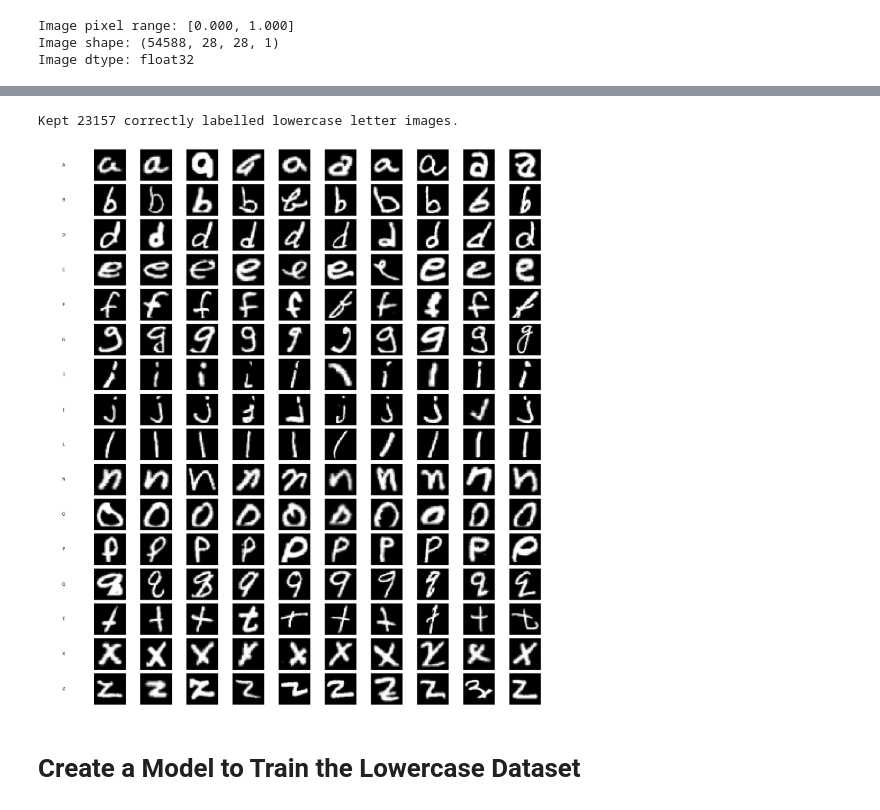
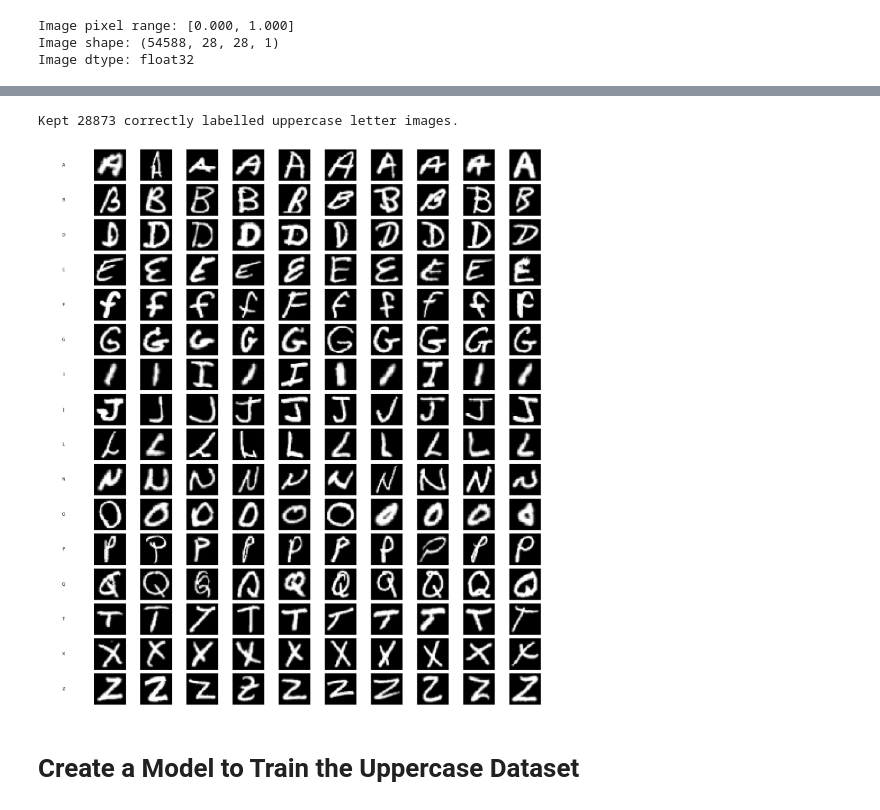
Before and after one commit to 4ndrrw/EMNIST-Letter-Generation-GAN, a Jupyter notebook: partA.ipynb, the cells around one changed output, grey strips where cells are left out. Cells and saved outputs as stored; diff of their text form; code cells hidden in the pictures.

Commit message:
Switched to the uppercase dataset as EDA revealed that there are more uppercase letters and the uppercase classes are already balanced

```diff
--- a/partA.ipynb
+++ b/partA.ipynb
@@ -604,56 +661,54 @@ Image dtype: float32
 # %%
-# Only keep lowercase letters and remove mislabelled images
+# Only keep uppercase letters and remove mislabelled images
 
-# Lowercase letters in EMNIST: labels 1-26 (A-Z), but model output for lowercase is 26-51 (a-z)
-# We'll keep only samples where the model predicts a lowercase letter (26-51) and the ground truth is in 1-26
+# Uppercase letters in EMNIST: labels 1-26 (A-Z), model output for uppercase is 0-25 (A-Z)
+# We'll keep only samples where the model predicts an uppercase letter (0-25) and the ground truth is in 1-26
 
-# Get mask for lowercase predictions
-lowercase_pred_mask = (predicted_labels >= 26) & (predicted_labels <= 51)
+# Get mask for uppercase predictions
+uppercase_pred_mask = (predicted_labels >= 0) & (predicted_labels <= 25)
 # Get mask for valid ground truth labels (1-26)
 valid_label_mask = (final_labels >= 1) & (final_labels <= 26)
-# Only keep samples where both are true and prediction matches ground truth (after mapping)
-# Map ground truth label to model's lowercase output (A=26, B=27, ..., Z=51)
-mapped_ground_truth = final_labels + 25
+# Map ground truth label to model's uppercase output (A=0, B=1, ..., Z=25)
+mapped_ground_truth = final_labels - 1
 correct_label_mask = predicted_labels == mapped_ground_truth
 
 # Combine all masks
-final_mask = lowercase_pred_mask & valid_label_mask & correct_label_mask
+final_mask = uppercase_pred_mask & valid_label_mask & correct_label_mask
 
 # Filter images and labels
-lowercase_images = final_images[final_mask]
-lowercase_labels = final_labels[final_mask]
-lowercase_predicted_labels = predicted_labels[final_mask]
+uppercase_images = final_images[final_mask]
+uppercase_labels = final_labels[final_mask]
+uppercase_predicted_labels = predicted_labels[final_mask]
 
-print(f"Kept {len(lowercase_images)} correctly labelled lowercase letter images.")
+print(f"Kept {len(uppercase_images)} correctly labelled uppercase letter images.")
 # %% [output]
-Kept 23157 correctly labelled lowercase letter images.
+Kept 28873 correctly labelled uppercase letter images.
 # %%
-# Show only lowercase letters (filtered by lowercase_labels and lowercase_images)
-unique_labels_to_show = np.sort(np.unique(lowercase_labels))
+unique_labels_to_show = np.sort(np.unique(uppercase_labels))
 num_classes = len(unique_labels_to_show)
 
 cols = 11  # 1 for label + 10 for sample images
 rows = num_classes  # Each class gets its own row
 
 plt.figure(figsize=(cols * 2, rows * 1.5))
 
 for idx, class_label in enumerate(unique_labels_to_show):
-  class_indices = np.where(lowercase_labels == class_label)[0][:10]  # Get 10 samples
+  class_indices = np.where(uppercase_labels == class_label)[0][:10]  # Get 10 samples
 
   # Label subplot
   plt.subplot(rows, cols, idx * cols + 1)
   plt.text(0.5, 0.5, f"{chr(class_label + 64)}", fontsize=14, ha='center', va='center')
   plt.axis('off')
 
   # Show 10 example images
   for i, img_idx in enumerate(class_indices):
     plt.subplot(rows, cols, idx * cols + i + 2)
-    plt.imshow(lowercase_images[img_idx].squeeze(), cmap='gray')
+    plt.imshow(uppercase_images[img_idx].squeeze(), cmap='gray')
     plt.axis('off')
 
 plt.tight_layout()
 plt.show()
 # %% [output]
-[figure, old version]
+[figure, new version]
 # %% [markdown]
-# Create a Model to Train the Lowercase Dataset
+# Create a Model to Train the Uppercase Dataset
```
Also changed, not shown: parts of 2 cells of this notebook.
